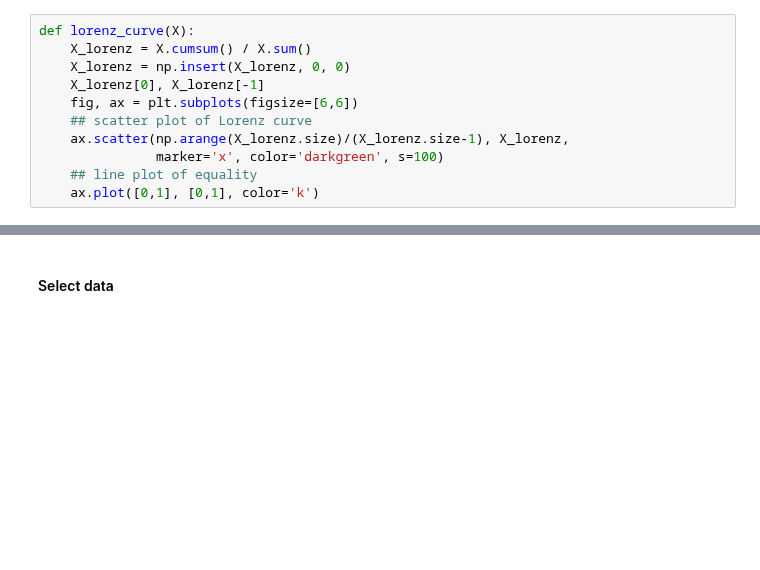
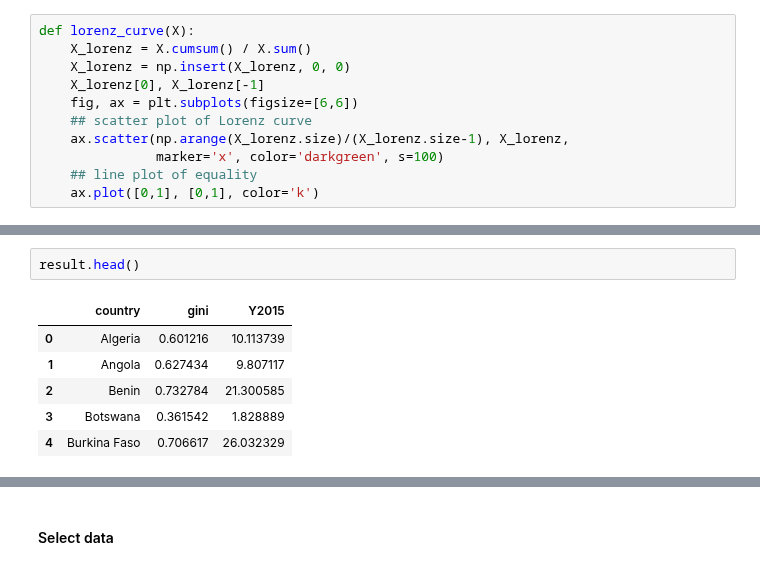
Before and after one commit to cascadet/AfricaUrbanPop, a Jupyter notebook: notebooks/jupyter/Lorenz_Curves .ipynb, the cells around one changed output, grey strips where cells are left out. Cells and saved outputs as stored; diff of their text form; blank space fills up the shorter version.

```diff
--- a/notebooks/jupyter/Lorenz_Curves .ipynb
+++ b/notebooks/jupyter/Lorenz_Curves .ipynb
@@ -288,0 +354,9 @@ def lorenz_curve(X):
+# %%
+result.head()
+# %% [output]
+|  | country | gini | Y2015 |
+| 0 | Algeria | 0.601216 | 10.113739 |
+| 1 | Angola | 0.627434 | 9.807117 |
+| 2 | Benin | 0.732784 | 21.300585 |
+| 3 | Botswana | 0.361542 | 1.828889 |
+| 4 | Burkina Faso | 0.706617 | 26.032329 |
```
Also changed, not shown: parts of 19 cells of this notebook, 1 other file.
